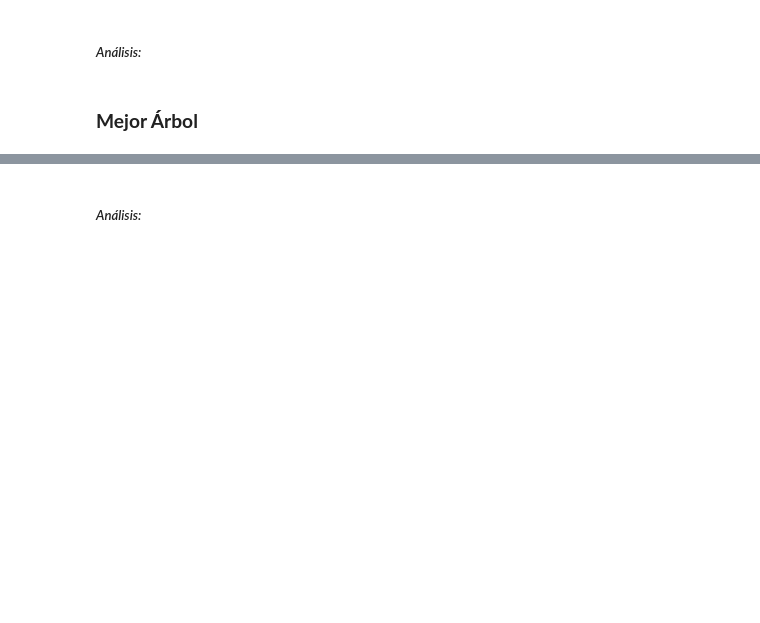
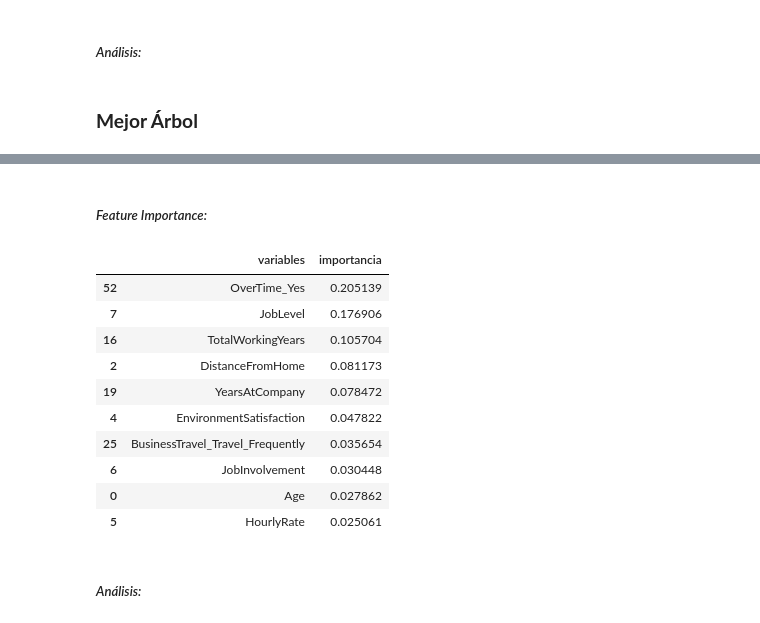
Before and after one commit to arantzaghg/lab_aprendizaje_estadistico, a Jupyter notebook: Examen 3 práctico - Arantza Gomez Haro Gamboa.ipynb, the cells around one changed output, grey strips where cells are left out. Saved outputs shown, nothing was run; the diff lists cells and outputs as text; code cells hidden in the pictures; blank space fills up the shorter version.

```diff
--- a/Examen 3 práctico - Arantza Gomez Haro Gamboa.ipynb
+++ b/Examen 3 práctico - Arantza Gomez Haro Gamboa.ipynb
@@ -97,3 +103,25 @@ roc_auc_score(y_score=predicciones, y_true=y_test)
+# %% [markdown]
+##### *Feature Importance:*
+# %%
+importancias = pd.DataFrame({
+    'variables': X.columns,
+    'importancia': best_model.feature_importances_
+})
+
+importancias.sort_values('importancia', ascending = False, inplace = True)
+importancias.head(10)
+# %% [output]
+|  | variables | importancia |
+| 52 | OverTime_Yes | 0.205139 |
+| 7 | JobLevel | 0.176906 |
+| 16 | TotalWorkingYears | 0.105704 |
+| 2 | DistanceFromHome | 0.081173 |
+| 19 | YearsAtCompany | 0.078472 |
+| 4 | EnvironmentSatisfaction | 0.047822 |
+| 25 | BusinessTravel_Travel_Frequently | 0.035654 |
+| 6 | JobInvolvement | 0.030448 |
+| 0 | Age | 0.027862 |
+| 5 | HourlyRate | 0.025061 |
 # %% [markdown]
 ##### *Análisis:*
 # %% [markdown]
```
Also changed, not shown: parts of 30 cells of this notebook, 7 other files.
